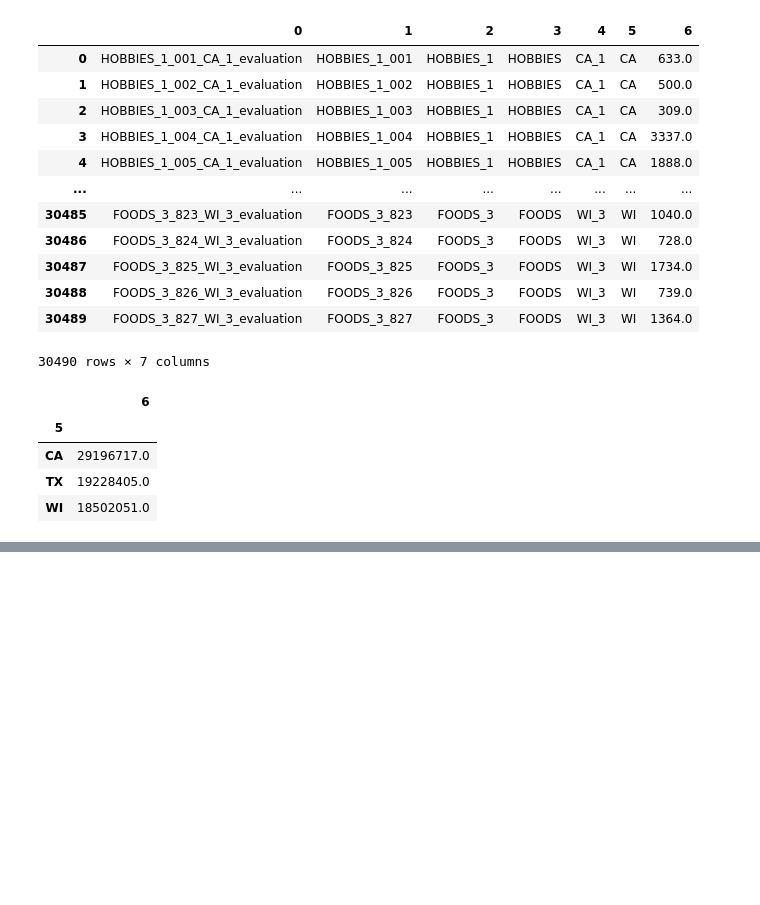
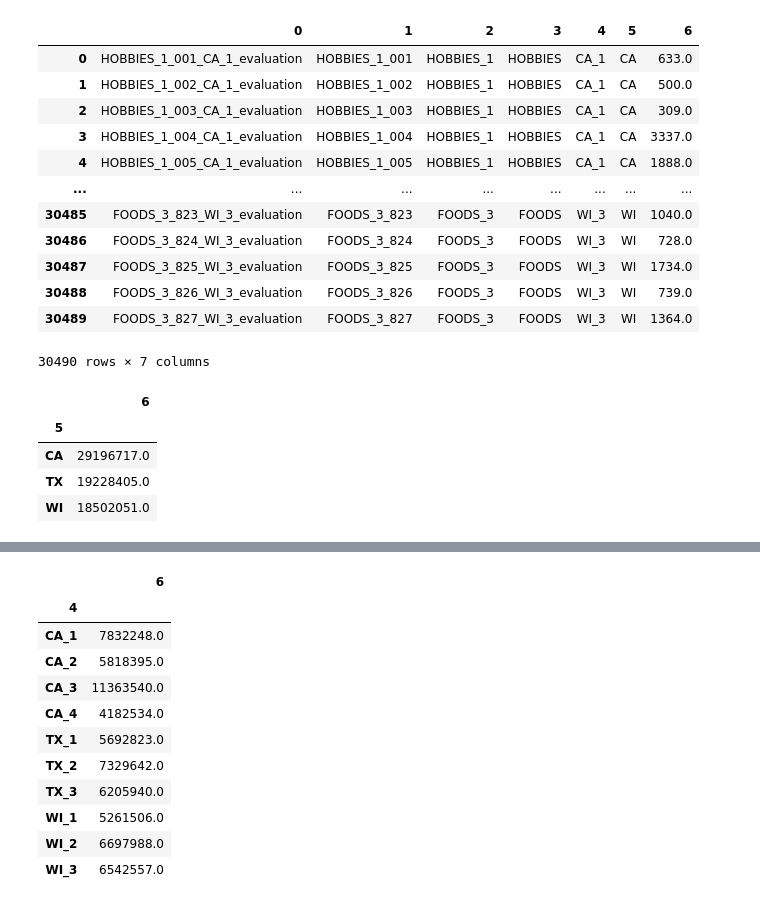
Before and after one commit to lymc33/Data_visualization, a Jupyter notebook: 3_Dashboard.ipynb, the cells around one changed output, grey strips where cells are left out. Cells and saved outputs as stored; diff of their text form; code cells hidden in the pictures; blank space fills up the shorter version.

```diff
--- a/3_Dashboard.ipynb
+++ b/3_Dashboard.ipynb
@@ -150,0 +172,16 @@ TypeError: object of type 'numpy.float32' has no len()
+# %%
+df1_g2= df1_m.groupby(4).sum()
+df1_g2
+# %% [output]
+|  | 6 |
+| 4 |  |
+| CA_1 | 7832248.0 |
+| CA_2 | 5818395.0 |
+| CA_3 | 11363540.0 |
+| CA_4 | 4182534.0 |
+| TX_1 | 5692823.0 |
+| TX_2 | 7329642.0 |
+| TX_3 | 6205940.0 |
+| WI_1 | 5261506.0 |
+| WI_2 | 6697988.0 |
+| WI_3 | 6542557.0 |
```
Also changed, not shown: parts of 7 cells of this notebook.
